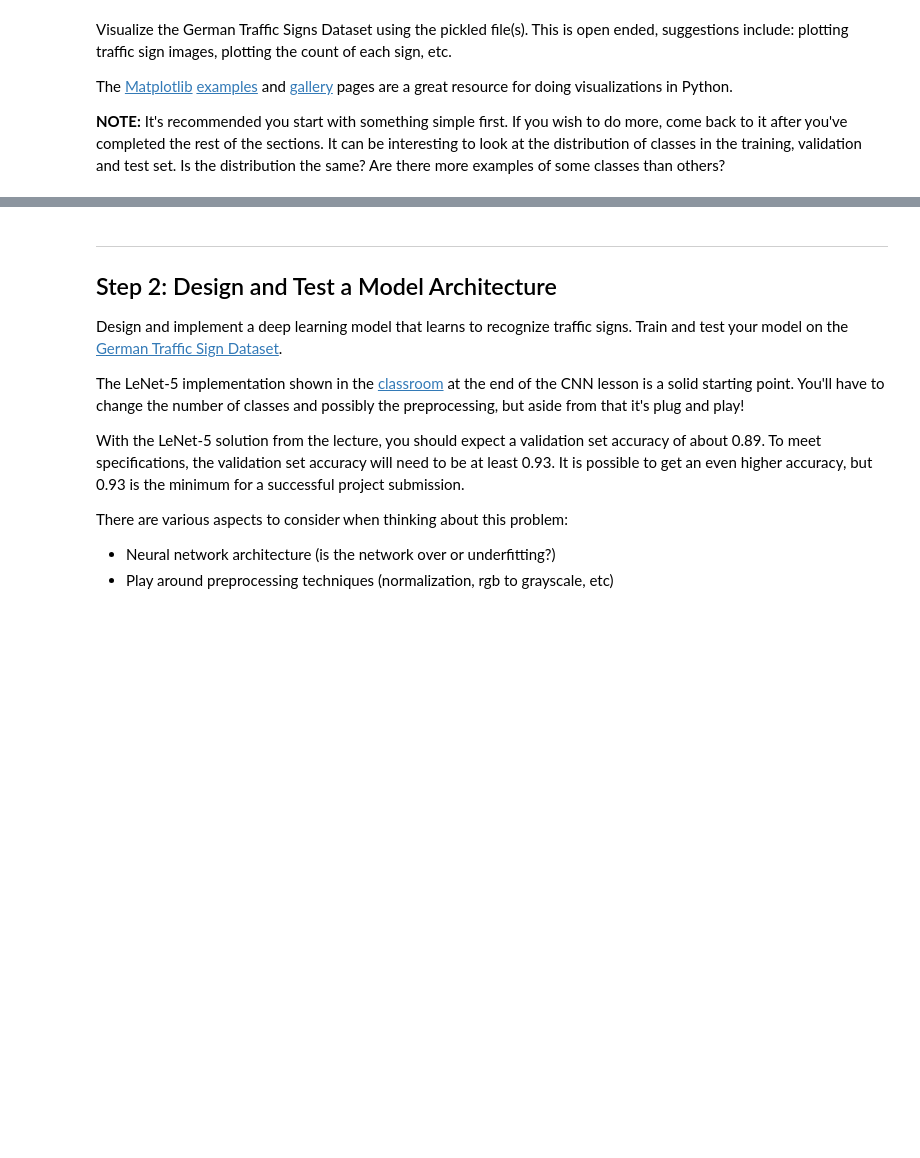
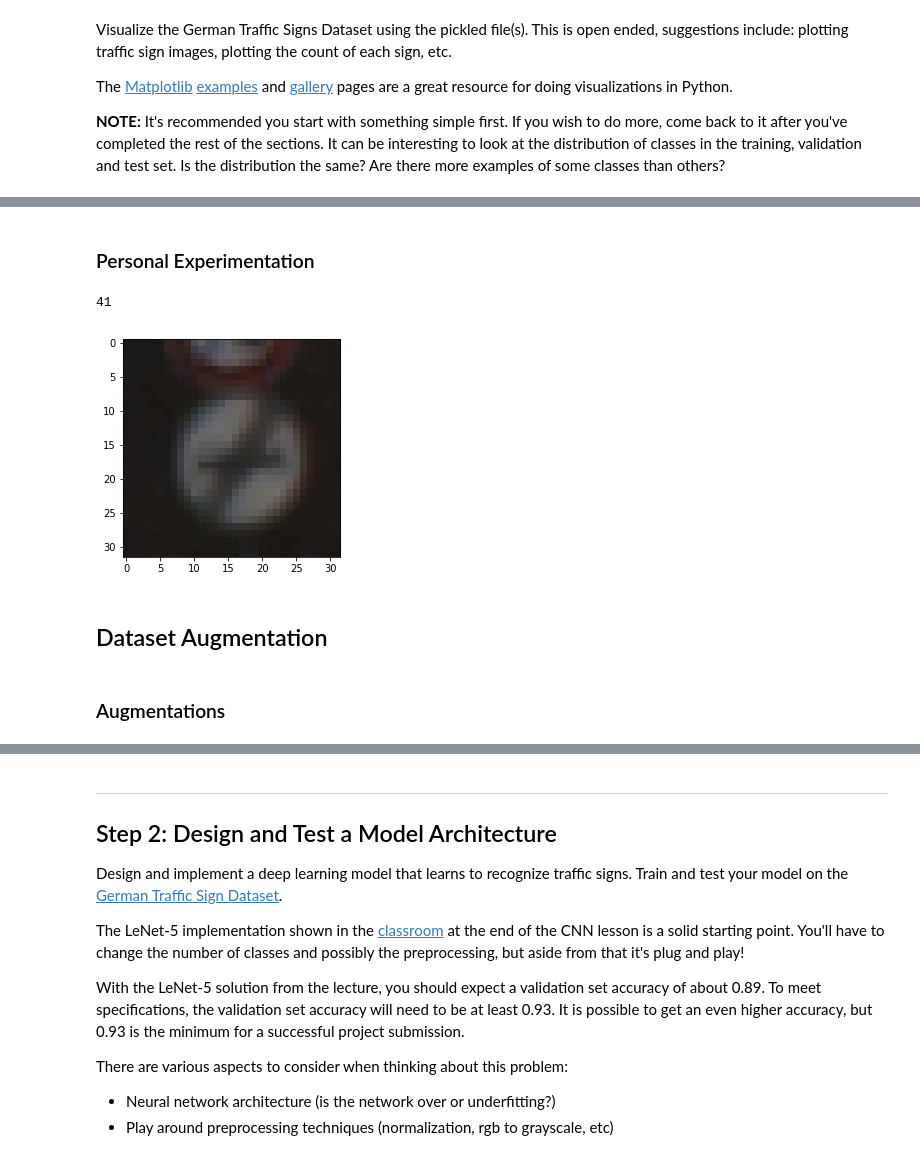
Before and after one commit to dhruvshah1214/CarND-Traffic-Sign-Classifier-Project, a Jupyter notebook: Traffic_Sign_Classifier.ipynb, the cells around one changed output, grey strips where cells are left out. Cells and saved outputs as stored; diff of their text form; code cells hidden in the pictures; blank space fills up the shorter version.

```diff
--- a/Traffic_Sign_Classifier.ipynb
+++ b/Traffic_Sign_Classifier.ipynb
@@ -95,0 +134,16 @@ import matplotlib.pyplot as plt
+# %% [markdown]
+### Personal Experimentation
+# %%
+#mean-std normalization
+plt.imshow(X_train[0])
+img_norm1 = np.subtract(X_train[0], mean_img)
+img_norm2 = np.divide(img_norm1, std_img)
+
+print(y_train[0])
+# %% [output]
+41
+[figure, added]
+# %% [markdown]
+## Dataset Augmentation
+# %% [markdown]
+### Augmentations
```
Also changed, not shown: parts of 21 cells of this notebook, 1 other file.
